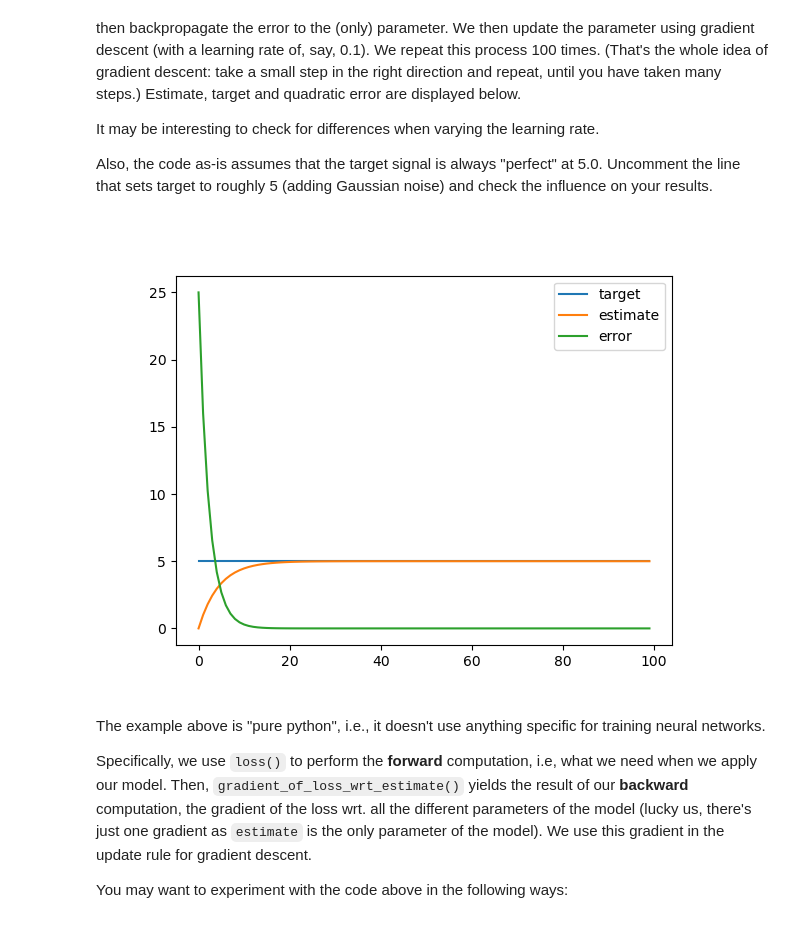
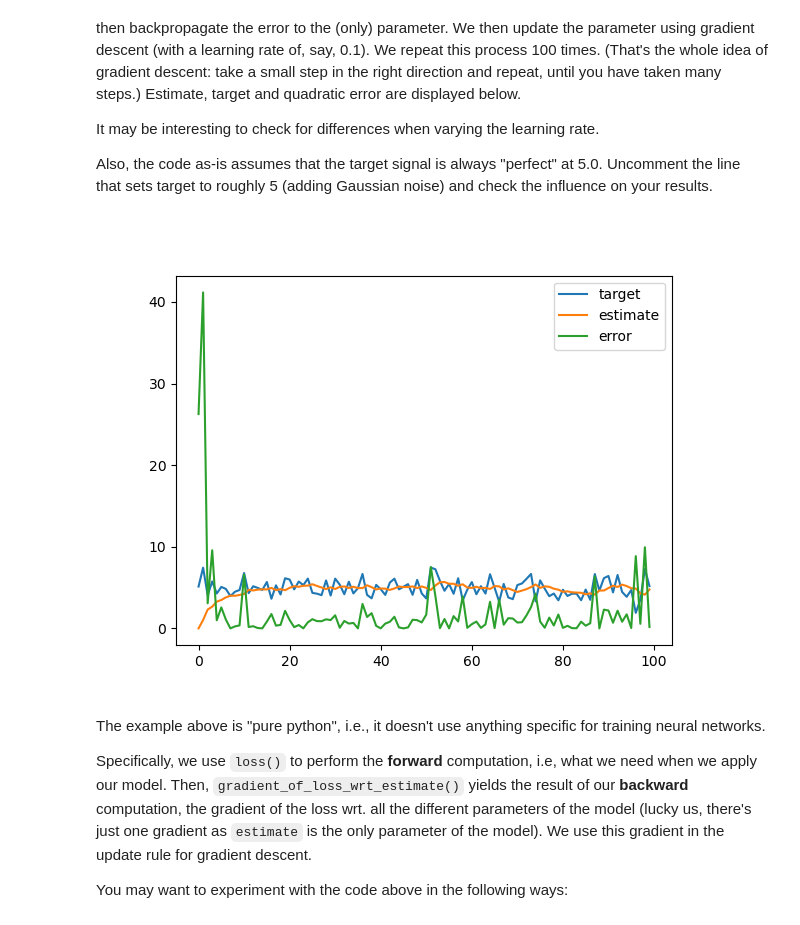
Before and after one commit to timobaumann/fobi-neuronale-netze, a Jupyter notebook: PyTorch.ipynb, the cells around one changed output. Cells and saved outputs as stored; diff of their text form; code cells hidden in the pictures.

```diff
--- a/PyTorch.ipynb
+++ b/PyTorch.ipynb
@@ -49,35 +49,35 @@ def loss(estimate, target):
     '''
     very standard quadratic loss.
     by taking the square, we neglect small errors and amplify large errors
     (and we automatically neglect the sign of the error)
     '''
     return (target - estimate) ** 2
 
 def gradient_of_loss_wrt_estimate(estimate, target):
     '''
     computes how the loss changes when the estimate changes
     This is the derivative of the loss function
     '''
     return 2 * (target - estimate)
 
 # in gradient descent, we take many small steps (here: 100) and repeatedly change
 # the estimate according to the derivative of the parameters wrt to the error
 # using a small learning rate (which increases the number of steps necessary but
 # makes learning more robust to noise).
 # an alternative to a predetermined number of steps is checking performance on held-out
 # data and stopping after no improvements occur, or stopping once the loss stops to improve.
 for iteration in range(100):
-    # target = random.normalvariate(5., 1.) # this version varies the input (what you get with "data" drawn from some underlying distribution
+    target = random.normalvariate(5., 1.) # this version varies the input (what you get with "data" drawn from some underlying distribution
     error = loss(estimate, target)
     plot_data["target"].append(target)
     plot_data["estimate"].append(estimate)
     plot_data["error"].append(error)
     derivative_of_error = gradient_of_loss_wrt_estimate(estimate, target)
     estimate += learning_rate * derivative_of_error # gradient descent!
 
 plot(plot_data)
 # %% [output]
-[figure, old version]
+[figure, new version]
 # %% [markdown]
 The example above is "pure python", i.e., it doesn't use anything specific for training neural networks.
 
```
Also changed, not shown: parts of 2 cells of this notebook, 2 other files.
